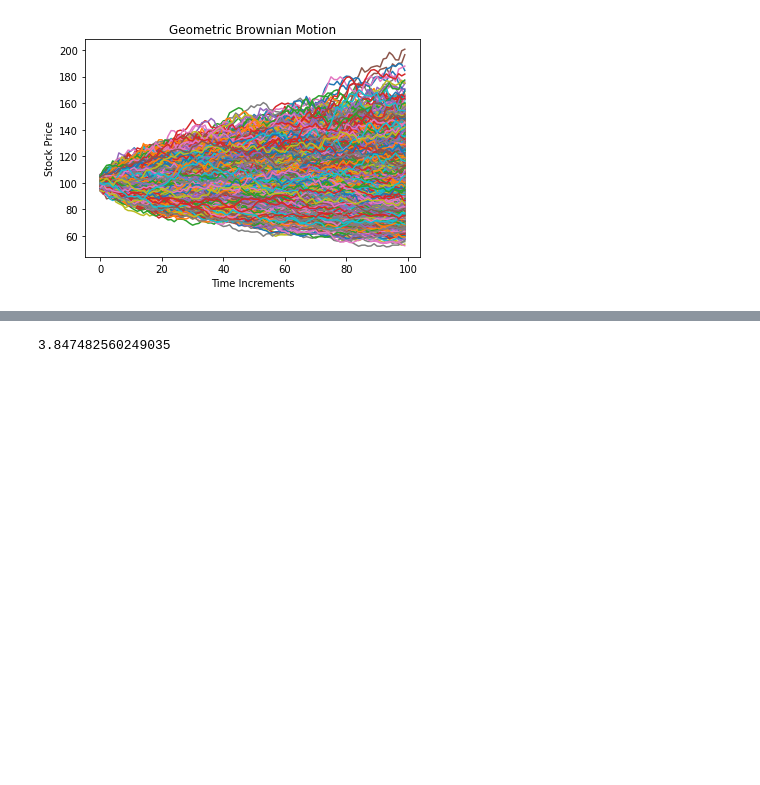
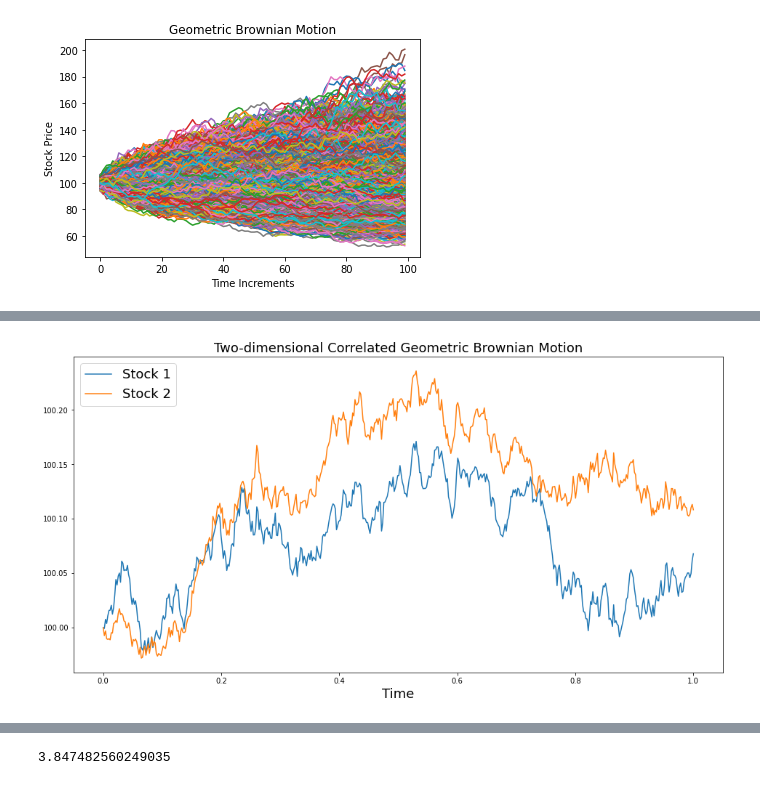
Before and after one commit to michaelmml/Financial-Data-Science, a Jupyter notebook: BrownianMotion.ipynb, the cells around one changed output, grey strips where cells are left out. Saved outputs shown, nothing was run; the diff lists cells and outputs as text; code cells hidden in the pictures; blank space fills up the shorter version.

```diff
--- a/BrownianMotion.ipynb
+++ b/BrownianMotion.ipynb
@@ -107,0 +117,41 @@ plt.show()
+# %%
+seed = 22
+dim = 2; T = 1; N = int(2.**9)
+S0 = np.array([100, 100])
+
+# Parameter Estimation
+
+# logarithmic returns
+
+df1['log_returns'] = np.log(df1['Close']).diff()
+df2['log_returns'] = np.log(df2['Close']).diff()
+
+# expected returns
+
+mean_df1 = df1['log_returns'][1:].mean()
+mean_df2 = df2['log_returns'][1:].mean()
+mu = [mean_df1, mean_df2]
+
+# volatility
+std_df1 = df1['log_returns'][1:].std()
+std_df2 = df2['log_returns'][1:].std()
+sigma = np.array([std_df1, std_df2])
+
+# covariance matrix
+Cov = np.cov(df1['log_returns'][1:], df2['log_returns'][1:] )
+
+stocks, time = MultivariateGBM(seed, S0, mu, sigma, Cov, T, N)
+
+# Visualize Simulation
+import matplotlib.pyplot as plt
+
+plt.figure(figsize = (16,8))
+plt.title('Two-dimensional Correlated Geometric Brownian Motion', fontsize = 18)
+plt.plot(time, stocks[0,:], label='Stock 1')
+plt.plot(time, stocks[1,:], label='Stock 2')
+
+plt.xlabel('Time', fontsize = 18)
+plt.legend(['Stock 1', 'Stock 2'], loc = 'upper left', fontsize = 18)
+plt.show()
+# %% [output]
+[figure, added]
```
Also changed, not shown: parts of 15 cells of this notebook.
